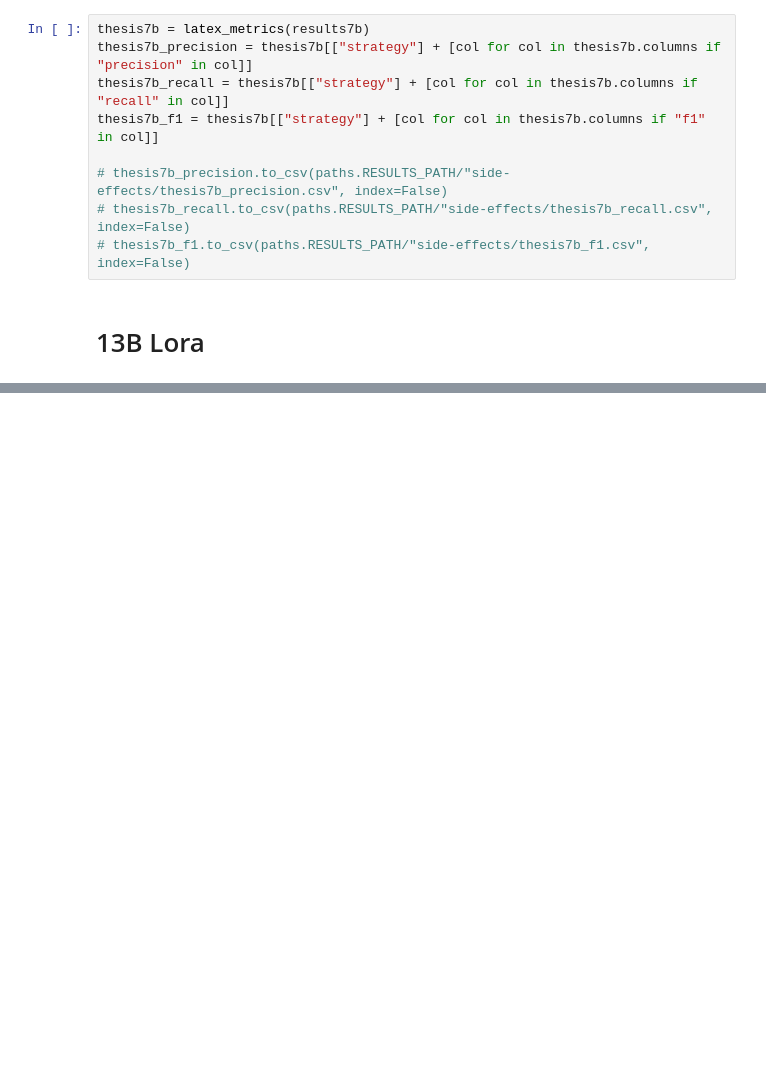
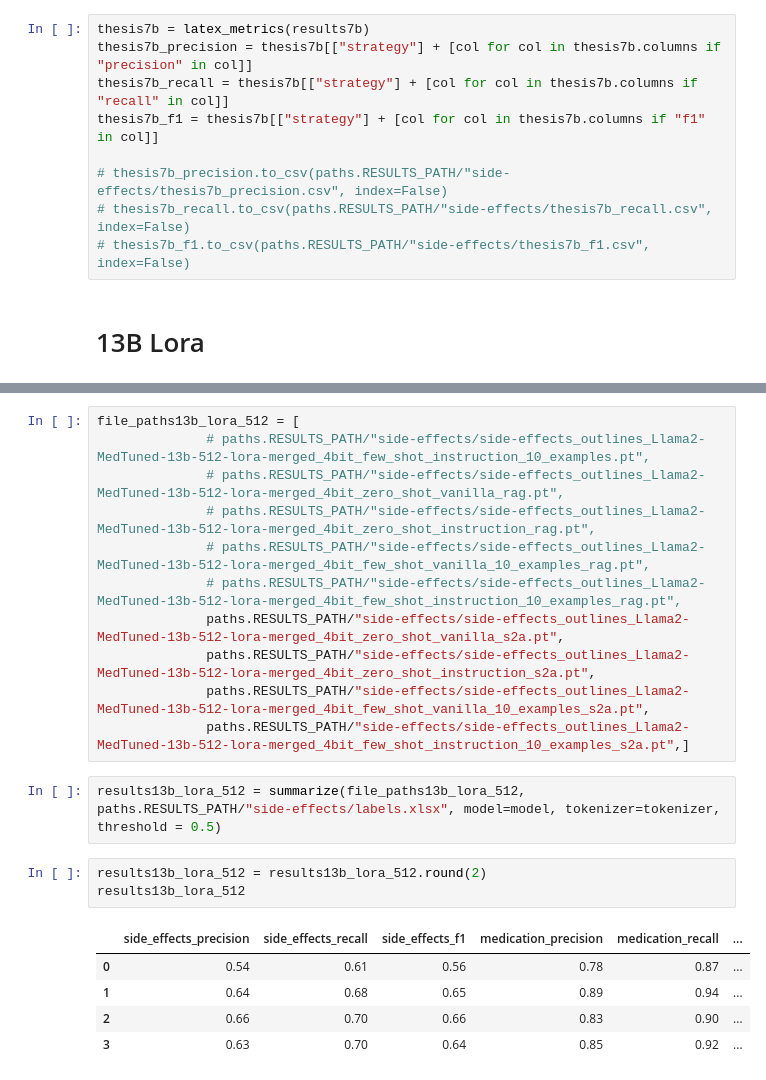
Before and after one commit to maregli/inf-extr, a Jupyter notebook: notebooks/side-effects/side-effects-evaluation.ipynb, the cells around one changed output, grey strips where cells are left out. Drawn from its saved outputs; the diff is of its cells as text; blank space fills up the shorter version.

```diff
--- a/notebooks/side-effects/side-effects-evaluation.ipynb
+++ b/notebooks/side-effects/side-effects-evaluation.ipynb
@@ -904,0 +916,22 @@ results13b_lora
+# %%
+file_paths13b_lora_512 = [
+              # paths.RESULTS_PATH/"side-effects/side-effects_outlines_Llama2-MedTuned-13b-512-lora-merged_4bit_few_shot_instruction_10_examples.pt",
+              # paths.RESULTS_PATH/"side-effects/side-effects_outlines_Llama2-MedTuned-13b-512-lora-merged_4bit_zero_shot_vanilla_rag.pt",
+              # paths.RESULTS_PATH/"side-effects/side-effects_outlines_Llama2-MedTuned-13b-512-lora-merged_4bit_zero_shot_instruction_rag.pt",
+              # paths.RESULTS_PATH/"side-effects/side-effects_outlines_Llama2-MedTuned-13b-512-lora-merged_4bit_few_shot_vanilla_10_examples_rag.pt",
+              # paths.RESULTS_PATH/"side-effects/side-effects_outlines_Llama2-MedTuned-13b-512-lora-merged_4bit_few_shot_instruction_10_examples_rag.pt",
+              paths.RESULTS_PATH/"side-effects/side-effects_outlines_Llama2-MedTuned-13b-512-lora-merged_4bit_zero_shot_vanilla_s2a.pt",
+              paths.RESULTS_PATH/"side-effects/side-effects_outlines_Llama2-MedTuned-13b-512-lora-merged_4bit_zero_shot_instruction_s2a.pt",
+              paths.RESULTS_PATH/"side-effects/side-effects_outlines_Llama2-MedTuned-13b-512-lora-merged_4bit_few_shot_vanilla_10_examples_s2a.pt",
+              paths.RESULTS_PATH/"side-effects/side-effects_outlines_Llama2-MedTuned-13b-512-lora-merged_4bit_few_shot_instruction_10_examples_s2a.pt",]
+# %%
+results13b_lora_512 = summarize(file_paths13b_lora_512, paths.RESULTS_PATH/"side-effects/labels.xlsx", model=model, tokenizer=tokenizer, threshold = 0.5)
+# %%
+results13b_lora_512 = results13b_lora_512.round(2)
+results13b_lora_512
+# %% [output]
+|  | side_effects_precision | side_effects_recall | side_effects_f1 | medication_precision | medication_recall | ... |
+| 0 | 0.54 | 0.61 | 0.56 | 0.78 | 0.87 | ... |
+| 1 | 0.64 | 0.68 | 0.65 | 0.89 | 0.94 | ... |
+| 2 | 0.66 | 0.70 | 0.66 | 0.83 | 0.90 | ... |
+| 3 | 0.63 | 0.70 | 0.64 | 0.85 | 0.92 | ... |
```
Also changed, not shown: parts of 8 cells of this notebook.
